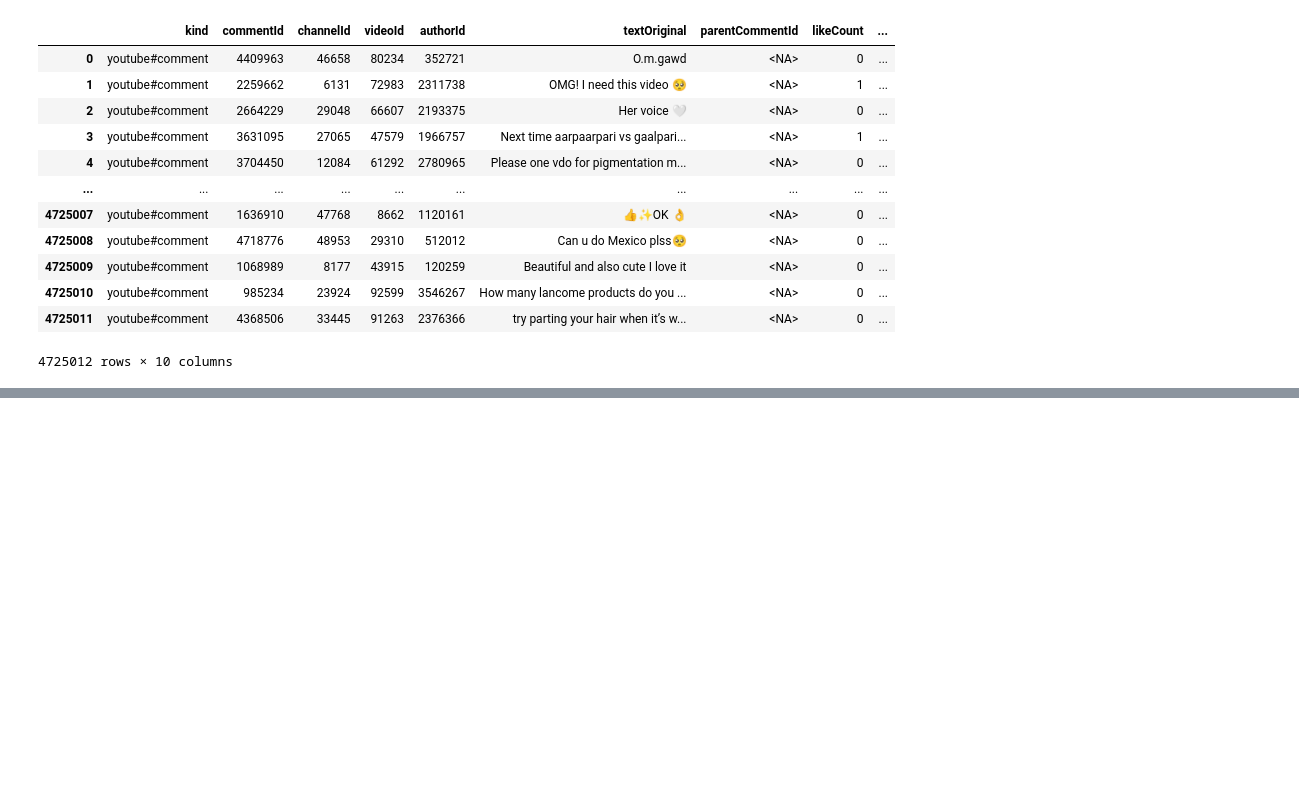
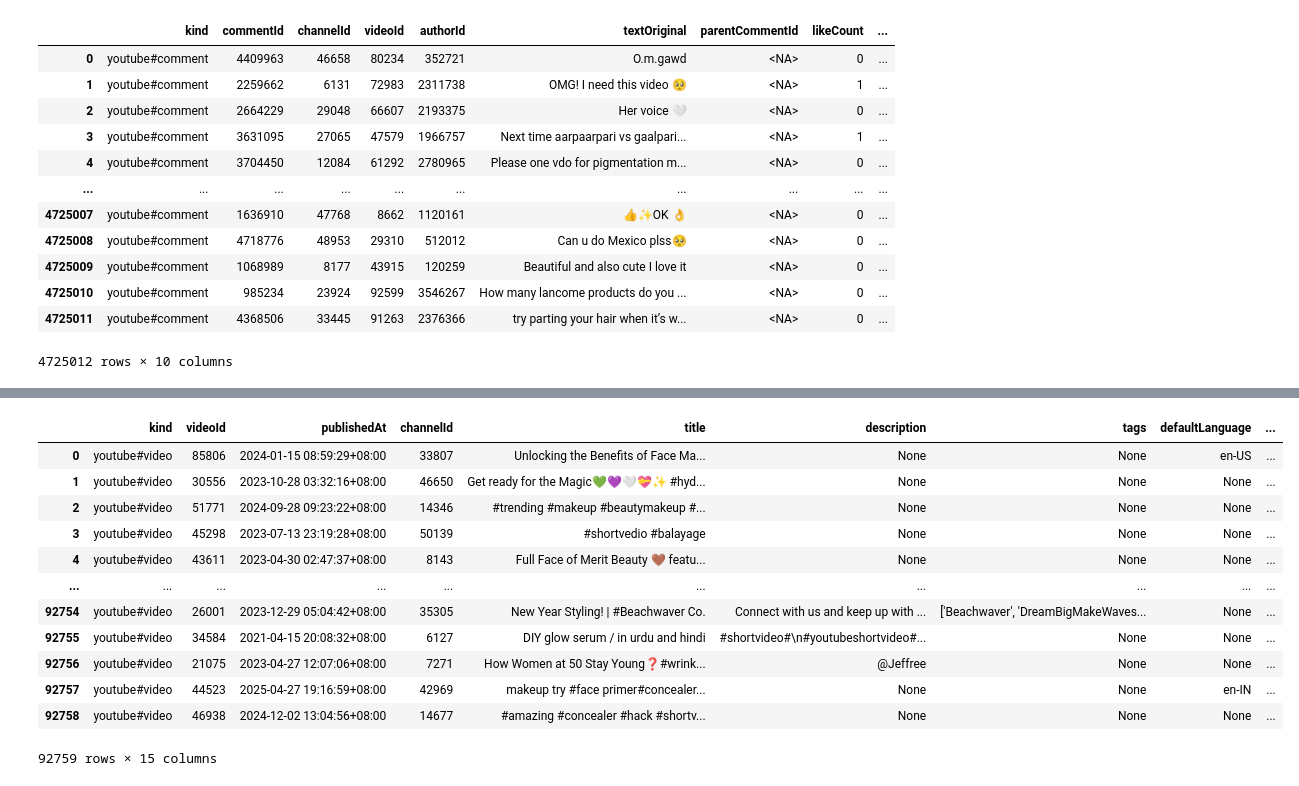
Before and after one commit to SALeeWenLing/loreal_datathon, a Jupyter notebook: duck.ipynb, the cells around one changed output, grey strips where cells are left out. Saved outputs shown, nothing was run; the diff lists cells and outputs as text; code cells hidden in the pictures; blank space fills up the shorter version.

```diff
--- a/duck.ipynb
+++ b/duck.ipynb
@@ -104,0 +143,16 @@ conn.sql('select * from comments').df()
+# %%
+conn.sql('select * from videos').df()
+# %% [output]
+|  | kind | videoId | publishedAt | channelId | title | description | tags | defaultLanguage | ... |
+| 0 | youtube#video | 85806 | 2024-01-15 08:59:29+08:00 | 33807 | Unlocking the Benefits of Face Ma... | None | None | en-US | ... |
+| 1 | youtube#video | 30556 | 2023-10-28 03:32:16+08:00 | 46650 | Get ready for the Magic💚💜🤍💝✨ #hyd... | None | None | None | ... |
+| 2 | youtube#video | 51771 | 2024-09-28 09:23:22+08:00 | 14346 | #trending #makeup #beautymakeup #... | None | None | None | ... |
+| 3 | youtube#video | 45298 | 2023-07-13 23:19:28+08:00 | 50139 | #shortvedio #balayage | None | None | None | ... |
+| 4 | youtube#video | 43611 | 2023-04-30 02:47:37+08:00 | 8143 | Full Face of Merit Beauty 🤎 featu... | None | None | None | ... |
+| ... | ... | ... | ... | ... | ... | ... | ... | ... | ... |
+| 92754 | youtube#video | 26001 | 2023-12-29 05:04:42+08:00 | 35305 | New Year Styling! | #Beachwaver Co. | Connect with us and keep up with ... | ['Beachwaver', 'DreamBigMakeWaves... | None | ... |
+| 92755 | youtube#video | 34584 | 2021-04-15 20:08:32+08:00 | 6127 | DIY glow serum / in urdu and hindi | #shortvideo#\n#youtubeshortvideo#... | None | None | ... |
+| 92756 | youtube#video | 21075 | 2023-04-27 12:07:06+08:00 | 7271 | How Women at 50 Stay Young❓#wrink... | @Jeffree | None | None | ... |
+| 92757 | youtube#video | 44523 | 2025-04-27 19:16:59+08:00 | 42969 | makeup try #face primer#concealer... | None | None | en-IN | ... |
+| 92758 | youtube#video | 46938 | 2024-12-02 13:04:56+08:00 | 14677 | #amazing #concealer #hack #shortv... | None | None | None | ... |
+92759 rows × 15 columns
```
Also changed, not shown: parts of 9 cells of this notebook.
